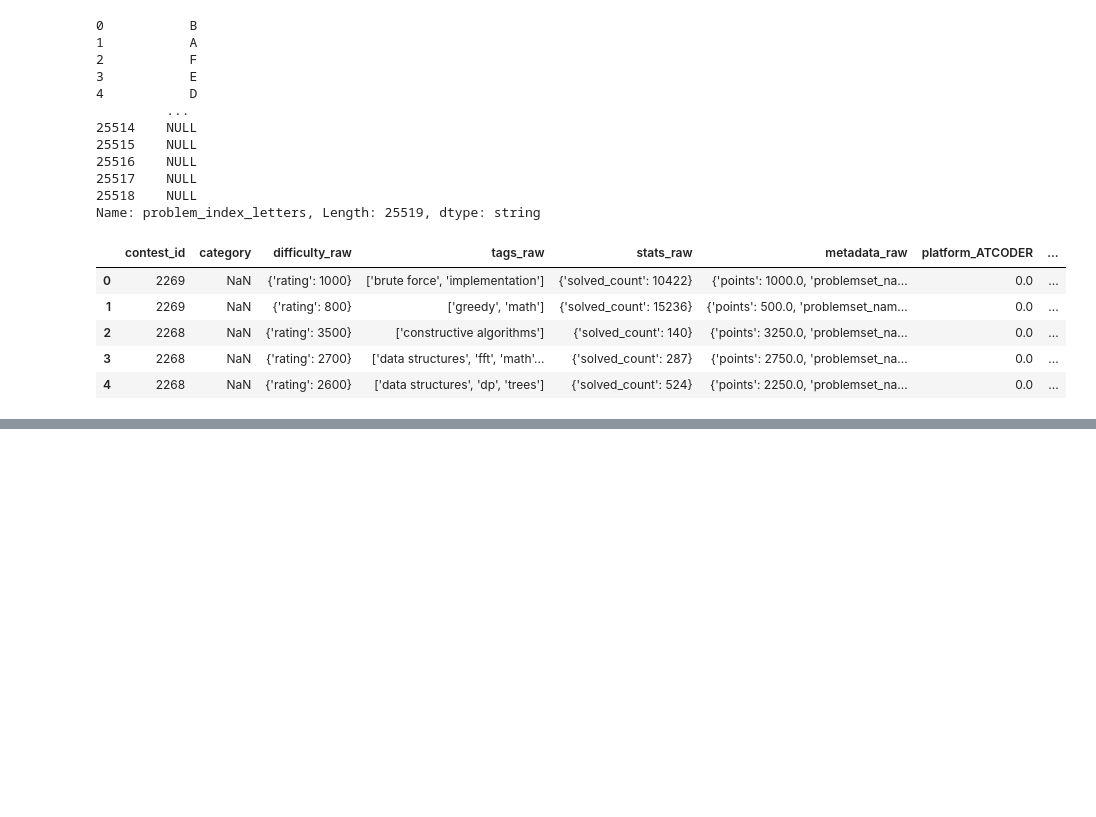
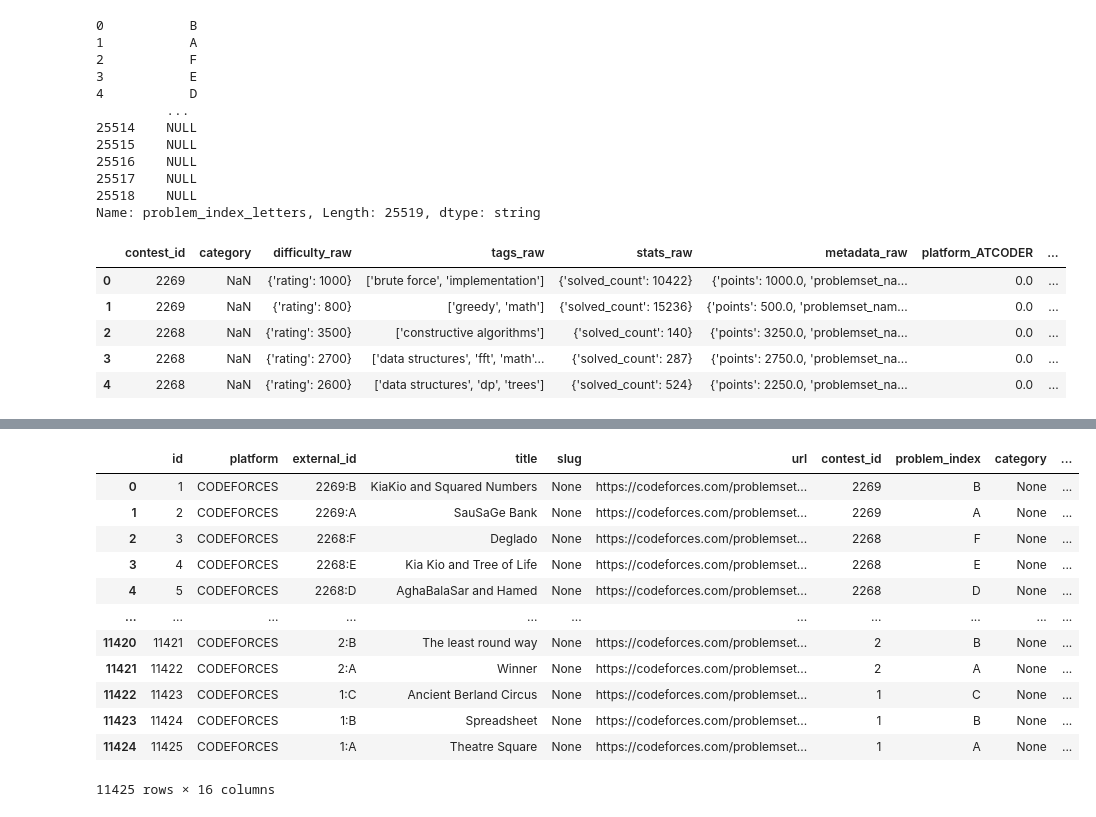
Before and after one commit to Batata-Vada/project_red, a Jupyter notebook: main.ipynb, the cells around one changed output, grey strips where cells are left out. Cells and saved outputs as stored; diff of their text form; code cells hidden in the pictures; blank space fills up the shorter version.

```diff
--- a/main.ipynb
+++ b/main.ipynb
@@ -275,0 +301,16 @@ df.head()
+# %%
+df_03[df_03["platform"] == "CODEFORCES"]
+# %% [output]
+|  | id | platform | external_id | title | slug | url | contest_id | problem_index | category | ... |
+| 0 | 1 | CODEFORCES | 2269:B | KiaKio and Squared Numbers | None | https://codeforces.com/problemset... | 2269 | B | None | ... |
+| 1 | 2 | CODEFORCES | 2269:A | SauSaGe Bank | None | https://codeforces.com/problemset... | 2269 | A | None | ... |
+| 2 | 3 | CODEFORCES | 2268:F | Deglado | None | https://codeforces.com/problemset... | 2268 | F | None | ... |
+| 3 | 4 | CODEFORCES | 2268:E | Kia Kio and Tree of Life | None | https://codeforces.com/problemset... | 2268 | E | None | ... |
+| 4 | 5 | CODEFORCES | 2268:D | AghaBalaSar and Hamed | None | https://codeforces.com/problemset... | 2268 | D | None | ... |
+| ... | ... | ... | ... | ... | ... | ... | ... | ... | ... | ... |
+| 11420 | 11421 | CODEFORCES | 2:B | The least round way | None | https://codeforces.com/problemset... | 2 | B | None | ... |
+| 11421 | 11422 | CODEFORCES | 2:A | Winner | None | https://codeforces.com/problemset... | 2 | A | None | ... |
+| 11422 | 11423 | CODEFORCES | 1:C | Ancient Berland Circus | None | https://codeforces.com/problemset... | 1 | C | None | ... |
+| 11423 | 11424 | CODEFORCES | 1:B | Spreadsheet | None | https://codeforces.com/problemset... | 1 | B | None | ... |
+| 11424 | 11425 | CODEFORCES | 1:A | Theatre Square | None | https://codeforces.com/problemset... | 1 | A | None | ... |
+11425 rows × 16 columns
```
Also changed, not shown: parts of 4 cells of this notebook.
